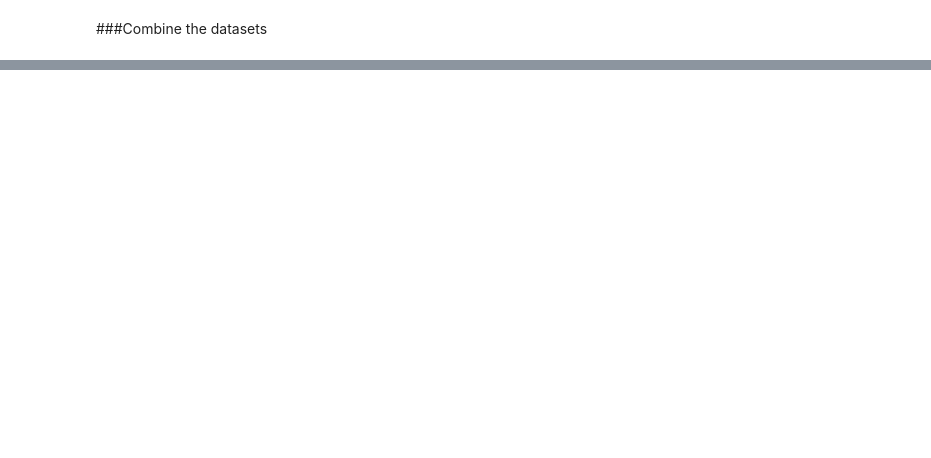
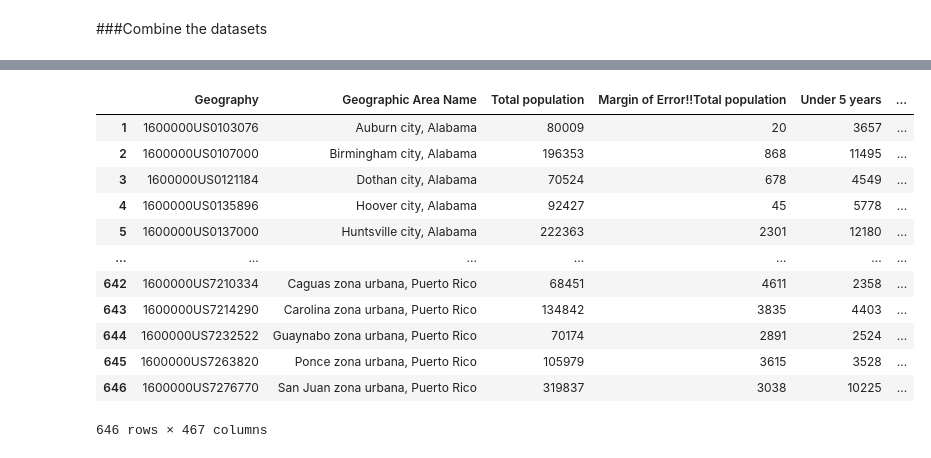
Before and after one commit to IsaacFigNewton/Analyzing-Hate-Crime-Data, a Jupyter notebook: Hate_Crime_Data_Exploration.ipynb, the cells around one changed output, grey strips where cells are left out. Saved outputs shown, nothing was run; the diff lists cells and outputs as text; code cells hidden in the pictures; blank space fills up the shorter version.

```diff
--- a/Hate_Crime_Data_Exploration.ipynb
+++ b/Hate_Crime_Data_Exploration.ipynb
@@ -88,3 +79,37 @@ county_demo_df
+# %%
+# Prompts used:
+# Please write a Python mapping function to convert relevant pandas dataframe column headers from the S0101 dataset to equivalent ones from the DP05 dataset.
+# Please redo it, using the natural language codes for DP05 and S0101 instead of their alphanumeric codes in the map
+# Thank you, please fill out the map with the remaining headers and include code for combining columns as needed
+
+# Map the S0101 dataset's columns to those of DP05def map_dp05_to_s0101(column_name)
+def preprocess_df(df_s0101):
+    formatted_df = df_s0101.copy(deep=True)
+
+    formatted_df['25 to 34 years'] = df_s0101['25 to 29 years'] + df_s0101['30 to 34 years']
+    formatted_df['35 to 44 years'] = df_s0101['35 to 39 years'] + df_s0101['40 to 44 years']
+    formatted_df['45 to 54 years'] = df_s0101['45 to 49 years'] + df_s0101['50 to 54 years']
+    formatted_df['65 to 74 years'] = df_s0101['65 to 69 years'] + df_s0101['70 to 74 years']
+    formatted_df['75 to 84 years'] = df_s0101['75 to 79 years'] + df_s0101['80 to 84 years']
+
+    return formatted_df
+
+city_demo_df = preprocess_df(city_demo_df)
+city_demo_df
+# %% [output]
+|  | Geography | Geographic Area Name | Total population | Margin of Error!!Total population | Under 5 years | ... |
+| 1 | 1600000US0103076 | Auburn city, Alabama | 80009 | 20 | 3657 | ... |
+| 2 | 1600000US0107000 | Birmingham city, Alabama | 196353 | 868 | 11495 | ... |
+| 3 | 1600000US0121184 | Dothan city, Alabama | 70524 | 678 | 4549 | ... |
+| 4 | 1600000US0135896 | Hoover city, Alabama | 92427 | 45 | 5778 | ... |
+| 5 | 1600000US0137000 | Huntsville city, Alabama | 222363 | 2301 | 12180 | ... |
+| ... | ... | ... | ... | ... | ... | ... |
+| 642 | 1600000US7210334 | Caguas zona urbana, Puerto Rico | 68451 | 4611 | 2358 | ... |
+| 643 | 1600000US7214290 | Carolina zona urbana, Puerto Rico | 134842 | 3835 | 4403 | ... |
+| 644 | 1600000US7232522 | Guaynabo zona urbana, Puerto Rico | 70174 | 2891 | 2524 | ... |
+| 645 | 1600000US7263820 | Ponce zona urbana, Puerto Rico | 105979 | 3615 | 3528 | ... |
+| 646 | 1600000US7276770 | San Juan zona urbana, Puerto Rico | 319837 | 3038 | 10225 | ... |
+646 rows × 467 columns
 # %%
 # Create new columns that combine data shared between all the city and county entries
 overlapping_columns = set(city_demo_df.columns).intersection(set(county_demo_df.columns))
```
Also changed, not shown: parts of 16 cells of this notebook.
